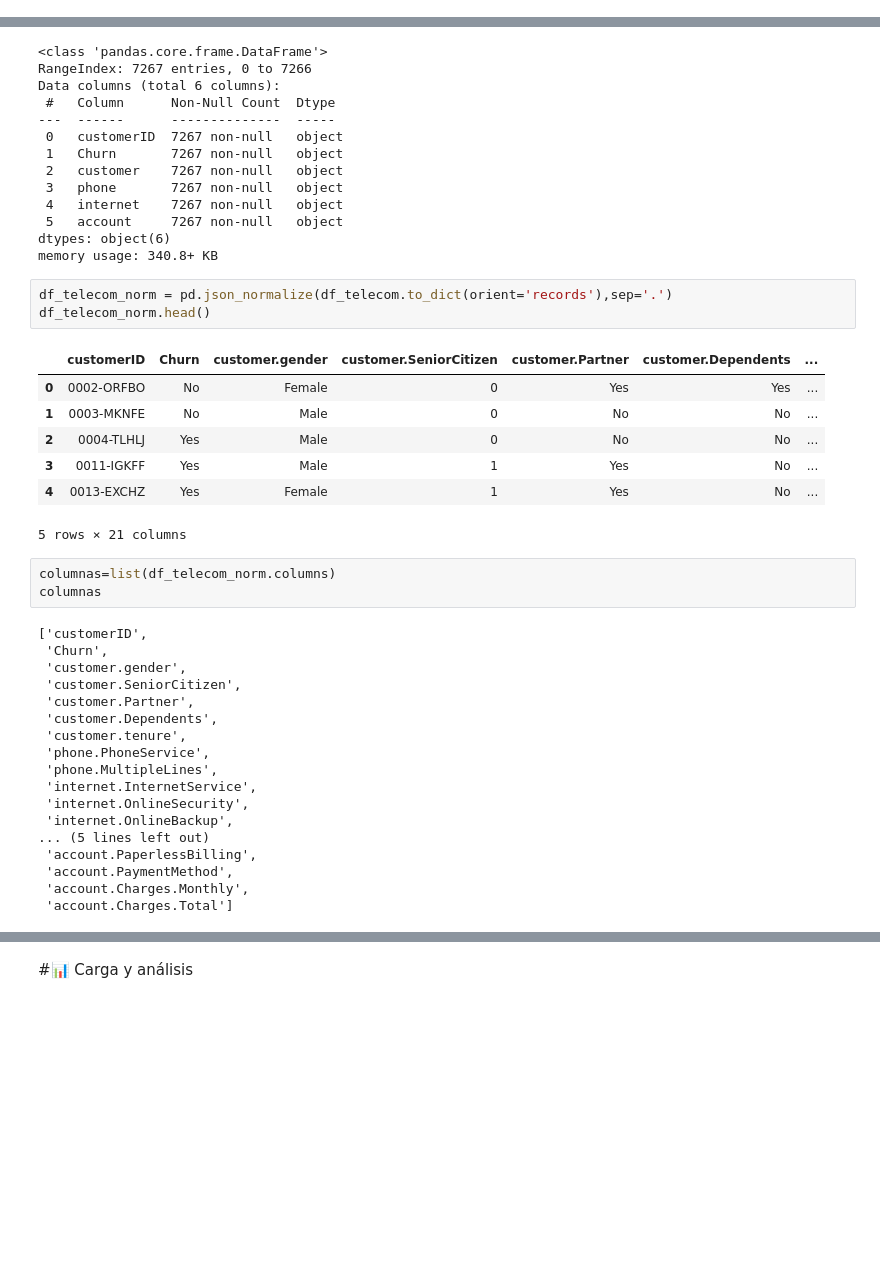
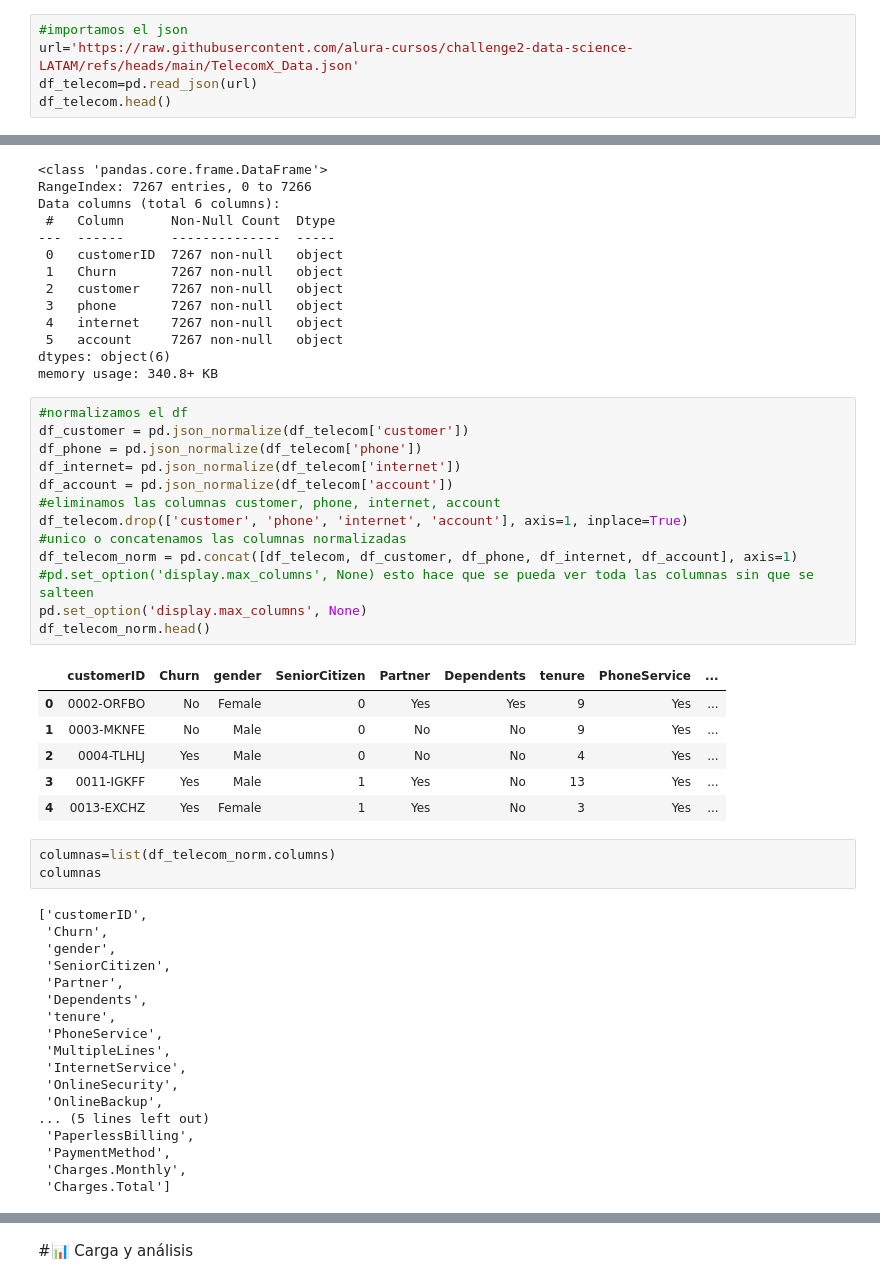
Before and after one commit to Alejandro0699/telecomX, a Jupyter notebook: TelecomX_LATAM.ipynb, the cells around one changed output, grey strips where cells are left out. Drawn from its saved outputs; the diff is of its cells as text; blank space fills up the shorter version.

Commit message:
Terminando el Challenge, falta el informe final

```diff
--- a/TelecomX_LATAM.ipynb
+++ b/TelecomX_LATAM.ipynb
@@ -16,0 +16,5 @@ df_telecom.head()
+# %%
+#importamos el json
+url='https://raw.githubusercontent.com/alura-cursos/challenge2-data-science-LATAM/refs/heads/main/TelecomX_Data.json'
+df_telecom=pd.read_json(url)
+df_telecom.head()
@@ -32,35 +45,44 @@ Data columns (total 6 columns):
  5   account     7267 non-null   object
 dtypes: object(6)
 memory usage: 340.8+ KB
-# %%
-df_telecom_norm = pd.json_normalize(df_telecom.to_dict(orient='records'),sep='.')
-df_telecom_norm.head()
-# %% [output]
-|  | customerID | Churn | customer.gender | customer.SeniorCitizen | customer.Partner | customer.Dependents | ... |
-| 0 | 0002-ORFBO | No | Female | 0 | Yes | Yes | ... |
-| 1 | 0003-MKNFE | No | Male | 0 | No | No | ... |
-| 2 | 0004-TLHLJ | Yes | Male | 0 | No | No | ... |
-| 3 | 0011-IGKFF | Yes | Male | 1 | Yes | No | ... |
-| 4 | 0013-EXCHZ | Yes | Female | 1 | Yes | No | ... |
-5 rows × 21 columns
+# %%
+#normalizamos el df
+df_customer = pd.json_normalize(df_telecom['customer'])
+df_phone = pd.json_normalize(df_telecom['phone'])
+df_internet= pd.json_normalize(df_telecom['internet'])
+df_account = pd.json_normalize(df_telecom['account'])
+#eliminamos las columnas customer, phone, internet, account
+df_telecom.drop(['customer', 'phone', 'internet', 'account'], axis=1, inplace=True)
+#unico o concatenamos las columnas normalizadas
+df_telecom_norm = pd.concat([df_telecom, df_customer, df_phone, df_internet, df_account], axis=1)
+#pd.set_option('display.max_columns', None) esto hace que se pueda ver toda las columnas sin que se salteen
+pd.set_option('display.max_columns', None)
+df_telecom_norm.head()
+# %% [output]
+|  | customerID | Churn | gender | SeniorCitizen | Partner | Dependents | tenure | PhoneService | ... |
+| 0 | 0002-ORFBO | No | Female | 0 | Yes | Yes | 9 | Yes | ... |
+| 1 | 0003-MKNFE | No | Male | 0 | No | No | 9 | Yes | ... |
+| 2 | 0004-TLHLJ | Yes | Male | 0 | No | No | 4 | Yes | ... |
+| 3 | 0011-IGKFF | Yes | Male | 1 | Yes | No | 13 | Yes | ... |
+| 4 | 0013-EXCHZ | Yes | Female | 1 | Yes | No | 3 | Yes | ... |
 # %%
 columnas=list(df_telecom_norm.columns)
 columnas
 # %% [output]
 ['customerID',
  'Churn',
- 'customer.gender',
- 'customer.SeniorCitizen',
- 'customer.Partner',
- 'customer.Dependents',
- 'customer.tenure',
- 'phone.PhoneService',
- 'phone.MultipleLines',
- 'internet.InternetService',
- 'internet.OnlineSecurity',
- 'internet.OnlineBackup',
+ 'gender',
+ 'SeniorCitizen',
+ 'Partner',
+ 'Dependents',
+ 'tenure',
+ 'PhoneService',
+ 'MultipleLines',
+ 'InternetService',
+ 'OnlineSecurity',
+ 'OnlineBackup',
 ... (5 lines left out)
- 'account.PaperlessBilling',
- 'account.PaymentMethod',
- 'account.Charges.Monthly',
- 'account.Charges.Total']
+ 'PaperlessBilling',
+ 'PaymentMethod',
+ 'Charges.Monthly',
+ 'Charges.Total']
```
Also changed, not shown: parts of 51 cells of this notebook.
